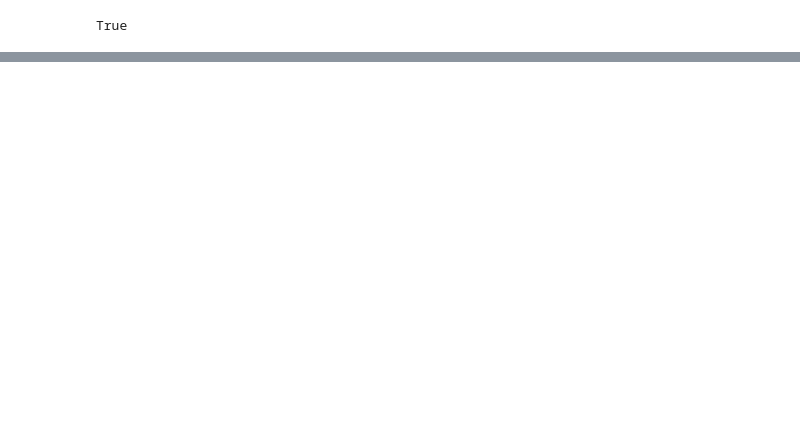
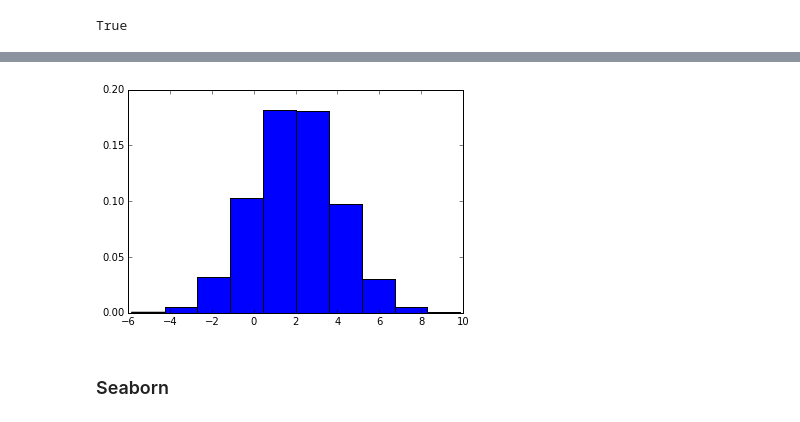
Before and after one commit to batterio/intro_ipython_notebook, a Jupyter notebook: notebooks/display.ipynb, the cells around one changed output, grey strips where cells are left out. Drawn from its saved outputs; the diff is of its cells as text; code cells hidden in the pictures; blank space fills up the shorter version.

```diff
--- a/notebooks/display.ipynb
+++ b/notebooks/display.ipynb
@@ -129,0 +224,13 @@ interact(f, x=dict(python=list, meetup=tuple, barcelona=str));
+# %%
+x = np.random.normal(2, 2, 10000)
+y = np.random.normal(10, 5, 10000)
+# %%
+def do_histogram(x):
+    n, bins, patches = plt.hist(x, normed=1)
+    plt.show()
+# %%
+do_histogram(x)
+# %% [output]
+[figure, added]
+# %% [markdown]
+### Seaborn
```
Also changed, not shown: parts of 38 cells of this notebook, 10 other files.
